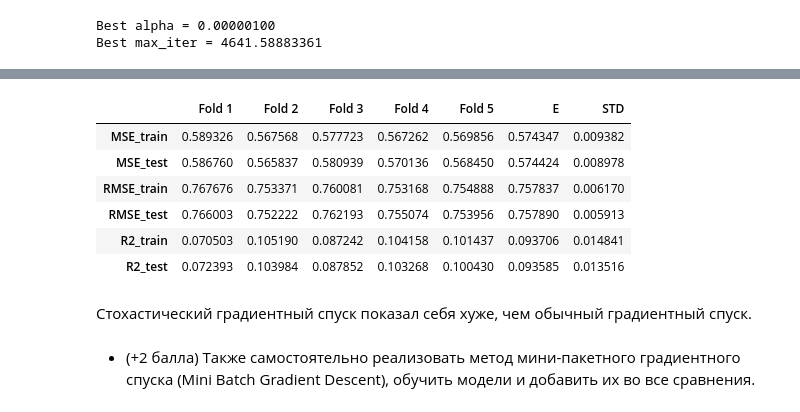
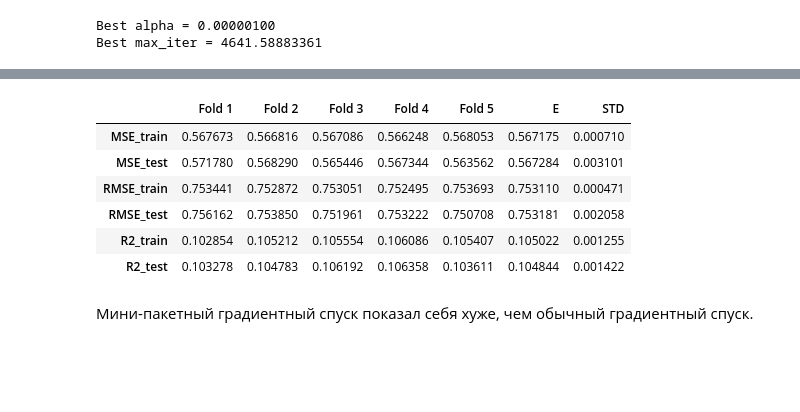
Before and after one commit to miloserdova-l/ml-homeworks, a Jupyter notebook: homework-1/homework-1.ipynb, the cells around one changed output, grey strips where cells are left out. Cells and saved outputs as stored; diff of their text form; code cells hidden in the pictures; blank space fills up the shorter version.

```diff
--- a/homework-1/homework-1.ipynb
+++ b/homework-1/homework-1.ipynb
@@ -607,0 +608,9 @@ best_max_iter = int(best_max_iter)
+# %%
+weight = stochastic_gradient_descent(
+    X_train_scaled,
+    y_train,
+    alpha=best_alpha,
+    max_iters=best_max_iter,
+    learning_rate=1,
+)
+weight
@@ -608 +661,20 @@ best_max_iter = int(best_max_iter)
+# %%
+def mini_batch_gradient_descent(X, y, learning_rate=1e-2, tol=1e-3, alpha=1, max_iters=100000, alpha_reg=1, batch_size=64):
+    weight = np.zeros(X.shape[1])
+    for i in range(1, max_iters + 1):
+        indices = np.zeros(X.shape[0], dtype=bool)
+        sample = np.random.choice(X.shape[0], size=batch_size, replace=False)
+        indices[sample] = True
+        X_sampled = X[indices]
+        y_sampled = y[indices]
+
+        weight_prev = np.copy(weight)
+
+        gradient = (1 / i) * (X_sampled.T.dot(X_sampled.dot(weight) - y_sampled) + alpha * weight)
+        weight = weight  - learning_rate * gradient
+
+        if np.linalg.norm(X.dot(weight) - X.dot(weight_prev)) < tol:
+            break
+
+    return weight
 # %%
@@ -647,14 +719,10 @@ Train R^2 = 0.10304331
 # %%
-get_metrics(X_train_scaled, y_train, stochastic_gradient_descent)
+get_metrics(X_train_scaled, y_train, mini_batch_gradient_descent)
 # %% [output]
 |  | Fold 1 | Fold 2 | Fold 3 | Fold 4 | Fold 5 | E | STD |
-| MSE_train | 0.589326 | 0.567568 | 0.577723 | 0.567262 | 0.569856 | 0.574347 | 0.009382 |
-| MSE_test | 0.586760 | 0.565837 | 0.580939 | 0.570136 | 0.568450 | 0.574424 | 0.008978 |
-| RMSE_train | 0.767676 | 0.753371 | 0.760081 | 0.753168 | 0.754888 | 0.757837 | 0.006170 |
-| RMSE_test | 0.766003 | 0.752222 | 0.762193 | 0.755074 | 0.753956 | 0.757890 | 0.005913 |
-| R2_train | 0.070503 | 0.105190 | 0.087242 | 0.104158 | 0.101437 | 0.093706 | 0.014841 |
-| R2_test | 0.072393 | 0.103984 | 0.087852 | 0.103268 | 0.100430 | 0.093585 | 0.013516 |
+| MSE_train | 0.567673 | 0.566816 | 0.567086 | 0.566248 | 0.568053 | 0.567175 | 0.000710 |
+| MSE_test | 0.571780 | 0.568290 | 0.565446 | 0.567344 | 0.563562 | 0.567284 | 0.003101 |
+| RMSE_train | 0.753441 | 0.752872 | 0.753051 | 0.752495 | 0.753693 | 0.753110 | 0.000471 |
+| RMSE_test | 0.756162 | 0.753850 | 0.751961 | 0.753222 | 0.750708 | 0.753181 | 0.002058 |
+| R2_train | 0.102854 | 0.105212 | 0.105554 | 0.106086 | 0.105407 | 0.105022 | 0.001255 |
+| R2_test | 0.103278 | 0.104783 | 0.106192 | 0.106358 | 0.103611 | 0.104844 | 0.001422 |
-# %% [markdown]
-Cтохастический градиентный спуск показал себя хуже, чем обычный градиентный спуск.
-# %% [markdown]
- * (+2 балла) Также самостоятельно реализовать метод мини-пакетного градиентного спуска (Mini Batch Gradient Descent), обучить модели и добавить их во все сравнения.
@@ -662,0 +729,2 @@ Cтохастический градиентный спуск показал с
+# %% [markdown]
+Мини-пакетный градиентный спуск показал себя хуже, чем обычный градиентный спуск.
```
Also changed, not shown: parts of 12 cells of this notebook, 1 other file.
